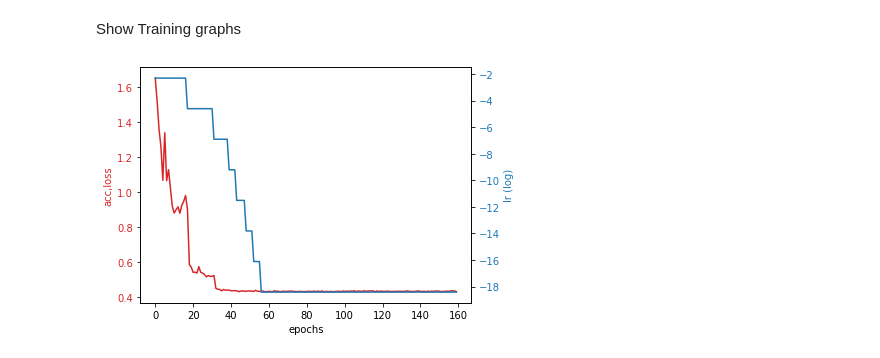
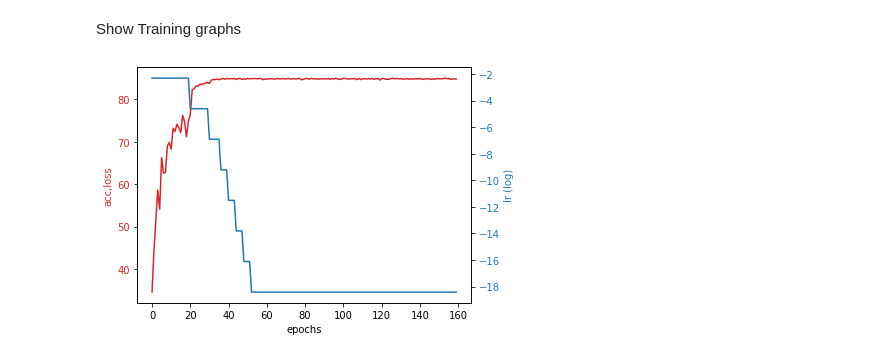
Before and after one commit to ceronvgabriel/MSc_Thesis_v2, a Jupyter notebook: train_sch_plateau_vs_bs.ipynb, the cells around one changed output. Drawn from its saved outputs; the diff is of its cells as text; code cells hidden in the pictures.

Commit message:
after 10k zero inj for plateau

```diff
--- a/train_sch_plateau_vs_bs.ipynb
+++ b/train_sch_plateau_vs_bs.ipynb
@@ -49,4 +50,28 @@ Epoch: 10
 Epoch: 11
 # %% [markdown]
 Show Training graphs
+# %%
+
+bs=256
+loaded=utils.load("bs_"+str(bs)+"_sch_plateau.json")
+
+fig, ax1 = plt.subplots()
+
+color = 'tab:red'
+ax1.set_xlabel('epochs')
+ax1.set_ylabel('acc,loss', color=color)
+ax1.plot(loaded["test_acc_v"], color=color)
+ax1.tick_params(axis='y', labelcolor=color)
+
+ax2 = ax1.twinx()  # instantiate a second axes that shares the same x-axis
+
+color = 'tab:blue'
+ax2.set_ylabel('lr (log)', color=color)  # we already handled the x-label with ax1
+ax2.plot(np.log(loaded["current_lr_v"]), color=color)
+ax2.tick_params(axis='y', labelcolor=color)
+
+fig.tight_layout()  # otherwise the right y-label is slightly clipped
+plt.show()
+# %% [output]
+[figure, added]
 # %%
@@ -55,21 +79 @@ bs=64
 loaded=utils.load("bs_"+str(bs)+"_sch_plateau.json")
-# %%
-fig, ax1 = plt.subplots()
-
-color = 'tab:red'
-ax1.set_xlabel('epochs')
-ax1.set_ylabel('acc,loss', color=color)
-ax1.plot(loaded["test_loss_v"], color=color)
-ax1.tick_params(axis='y', labelcolor=color)
-
-ax2 = ax1.twinx()  # instantiate a second axes that shares the same x-axis
-
-color = 'tab:blue'
-ax2.set_ylabel('lr (log)', color=color)  # we already handled the x-label with ax1
-ax2.plot(np.log(loaded["current_lr_v"]), color=color)
-ax2.tick_params(axis='y', labelcolor=color)
-
-fig.tight_layout()  # otherwise the right y-label is slightly clipped
-plt.show()
-# %% [output]
-[figure, removed]
```
Also changed, not shown: parts of 2 cells of this notebook, 15 other files.
